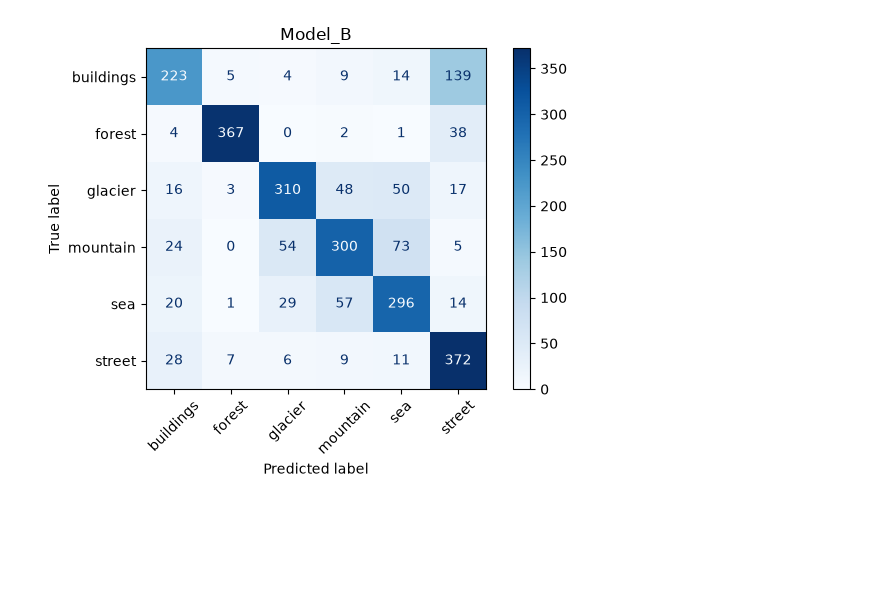
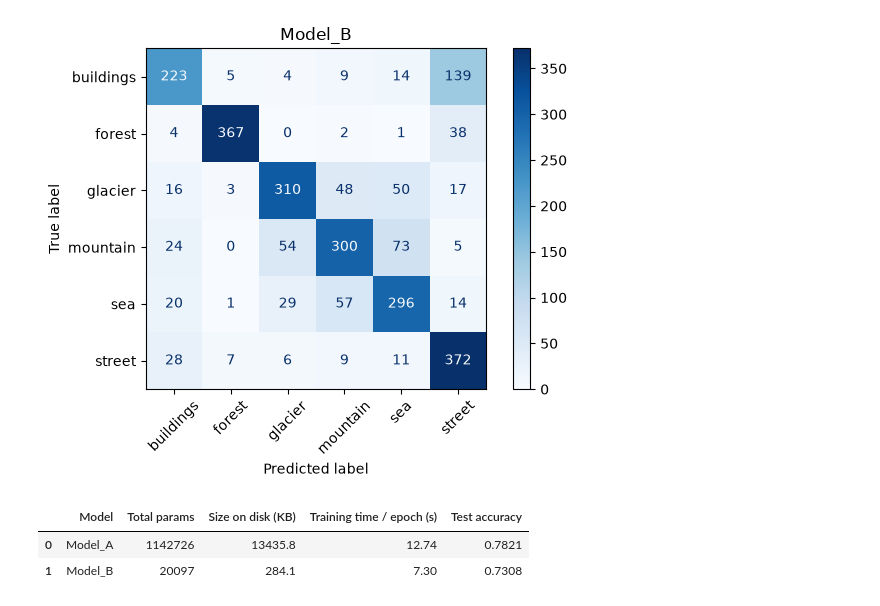
Before and after one commit to RavPraveen/EN3150_Assignment_03, a Jupyter notebook: code.ipynb, the cells around one changed output. Saved outputs shown, nothing was run; the diff lists cells and outputs as text; code cells hidden in the pictures; blank space fills up the shorter version.

Commit message:
Training details

```diff
--- a/code.ipynb
+++ b/code.ipynb
@@ -450,3 +462,15 @@ Epoch 25/25
    macro avg     0.7404    0.7303    0.7305      2556
 weighted avg     0.7394    0.7308    0.7303      2556
 [figure]
+# %%
+comparison = pd.DataFrame([{
+    "Model": k,
+    "Total params": r["params"],
+    "Size on disk (KB)": round(r["size_kb"], 1),
+    "Training time / epoch (s)": round(r["sec_per_epoch"], 2),
+    "Test accuracy": round(r["test_acc"], 4)} for k, r in final.items()])
+comparison
+# %% [output]
+|  | Model | Total params | Size on disk (KB) | Training time / epoch (s) | Test accuracy |
+| 0 | Model_A | 1142726 | 13435.8 | 12.74 | 0.7821 |
+| 1 | Model_B | 20097 | 284.1 | 7.30 | 0.7308 |
```
Also changed, not shown: parts of 6 cells of this notebook, 6 other files.
